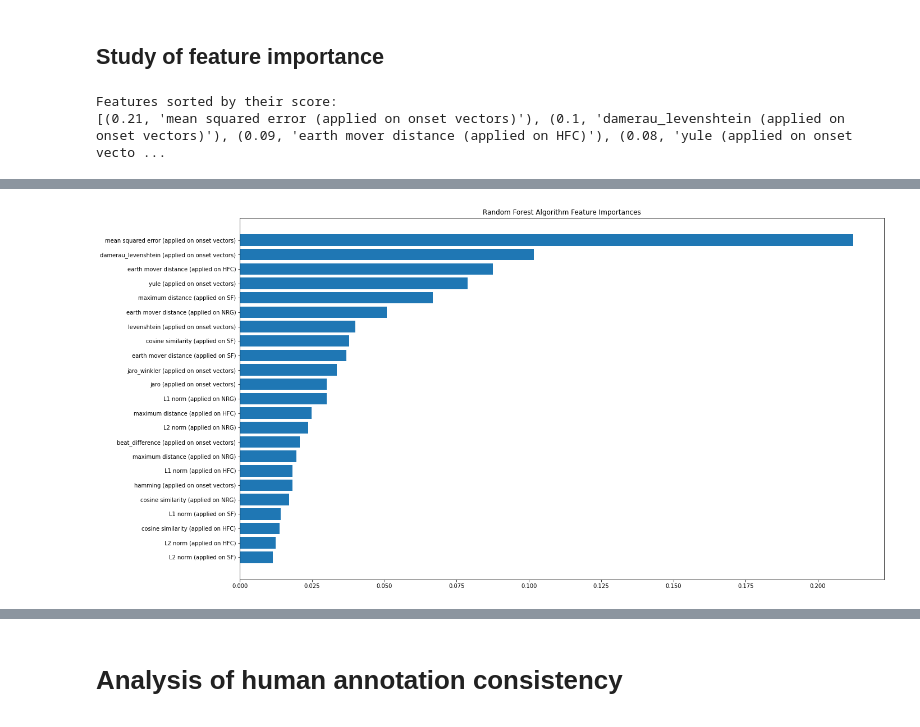
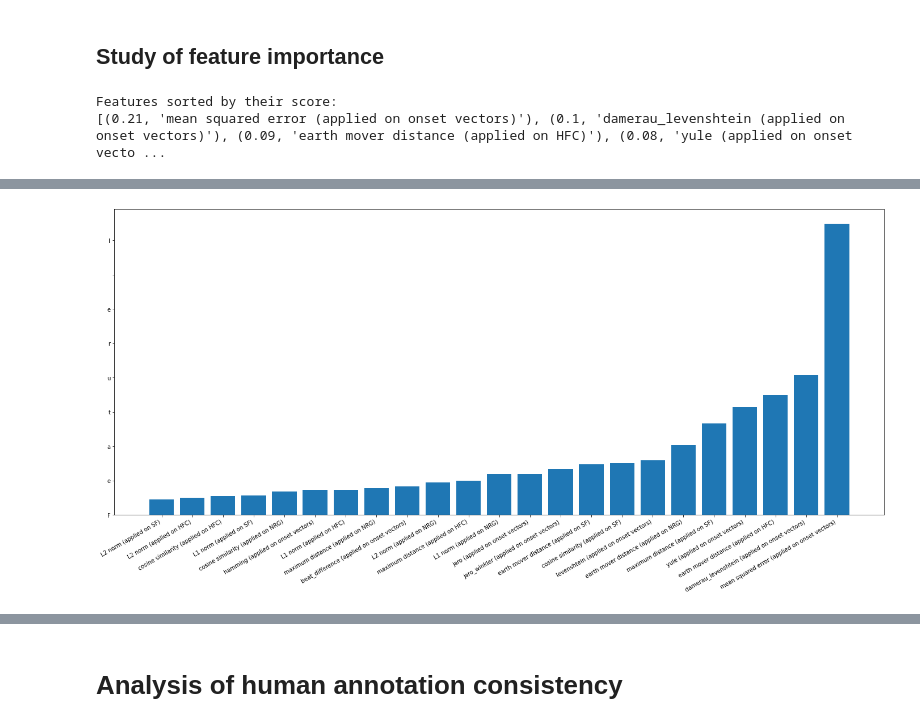
Before and after one commit to basakesin/MAST-Rhythm-Automatic-Assessment, a Jupyter notebook: MASTRhythm.ipynb, the cells around one changed output, grey strips where cells are left out. Cells and saved outputs as stored; diff of their text form; code cells hidden in the pictures.

```diff
--- a/MASTRhythm.ipynb
+++ b/MASTRhythm.ipynb
@@ -712,29 +710,34 @@ rescale_and_make_bins(os.path.join(DATA_FOLDER, 'Only Performances/MAST Onsets [
 reference_file = '/content/data/Only References/58_rhy1_ref104359.wav'
 performance_file = '/content/data/Only Performances/51_rhy2_per133859_pass.wav'
 #Plot the exampels
-
+from google.colab import files
 x_ref = _load_file_as_monophonic_waveform(reference_file)
 t = np.arange(len(x_ref))/float(SAMPLE_RATE) # for plotting purposes
 onsets_hfc_ref = _extract_onset_vectors(x_ref)
 
-plt.figure(figsize=(15,1.5))
+fig = plt.figure(figsize=(30,3))
 plt.plot(t ,x_ref, alpha=0.6)
-plt.title("Audio Record and Detected Onsets (using HFC) on 58_rhy1_ref104359.wav");
+#plt.title("Audio Record and Detected Onsets (using HFC) on 58_rhy1_ref104359.wav");
 plt.axis('off')
-plt.vlines(onsets_hfc_ref, -1, 1, 'r')
+plt.vlines(onsets_hfc_ref, -1, 1, 'r',linewidth=4)
+plt.savefig('Fig2a.eps', format='eps', dpi=1200)
+files.download("Fig2a.eps")
+plt.show()
 
-plt.show()
+
 
 
 x_per = _load_file_as_monophonic_waveform(performance_file)
 t = np.arange(len(x_per))/float(SAMPLE_RATE) # for plotting purposes
 onsets_hfc_per = _extract_onset_vectors(x_per)
 
-plt.figure(figsize=(15,1.5))
+plt.figure(figsize=(30,3))
 plt.plot(t ,x_per, alpha=0.6)
-plt.title("Audio Record and Detected Onsets (using HFC) on 51_rhy2_per133859_pass.wav");
+#plt.title("Audio Record and Detected Onsets (using HFC) on 51_rhy2_per133859_pass.wav");
 plt.axis('off')
-plt.vlines(onsets_hfc_per, -1, 1, 'r')
-
+plt.vlines(onsets_hfc_per, -1, 1, 'r',linewidth=4)
+from google.colab import files
+plt.savefig('Fig2b.eps', format='eps', dpi=1200)
+files.download("Fig2b.eps")
 plt.show()
 # %% [output]
@@ -1329,12 +1341,17 @@ for i in sorted_idx:
   t = t+1
 
 fig, ax = plt.subplots(figsize=(20, 10))
-ax.barh(y_ticks, chosed_model.feature_importances_[sorted_idx])
-ax.set_yticklabels(sorted_feature_names)
-ax.set_yticks(y_ticks)
-ax.set_title("Random Forest Algorithm Feature Importances")
+ax.bar(y_ticks, chosed_model.feature_importances_[sorted_idx])
+ax.set_xticklabels(sorted_feature_names)
+ax.set_yticklabels('Feature Importance Value')
+ax.set_xticks(y_ticks)
+#ax.set_title("Random Forest Algorithm Feature Importances")
 plt.rc('font', size=20)
+plt.setp(ax.get_xticklabels(), rotation=30, horizontalalignment='right')
 
+
+plt.savefig('Fig4.eps', format='eps', dpi=1200)
+files.download("Fig4.eps")
 fig.tight_layout()
 plt.show()
 # %% [output]
@@ -1343,4 +1362,4 @@ Features sorted by their score:
-[figure, old version]
+[figure, new version]
 # %%
 from sklearn.feature_selection import SelectFromModel
 thresholds = sort(chosed_model.feature_importances_)
```
Also changed, not shown: parts of 12 cells of this notebook.
